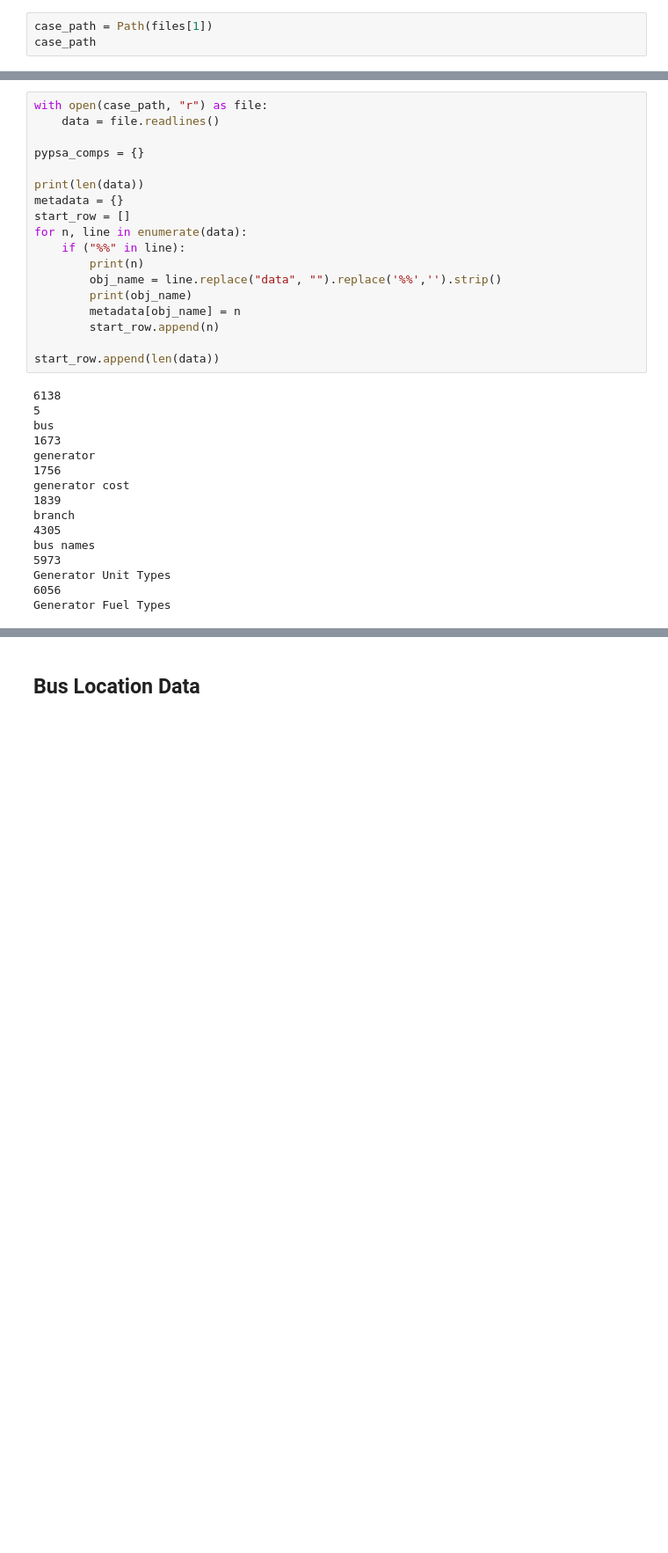
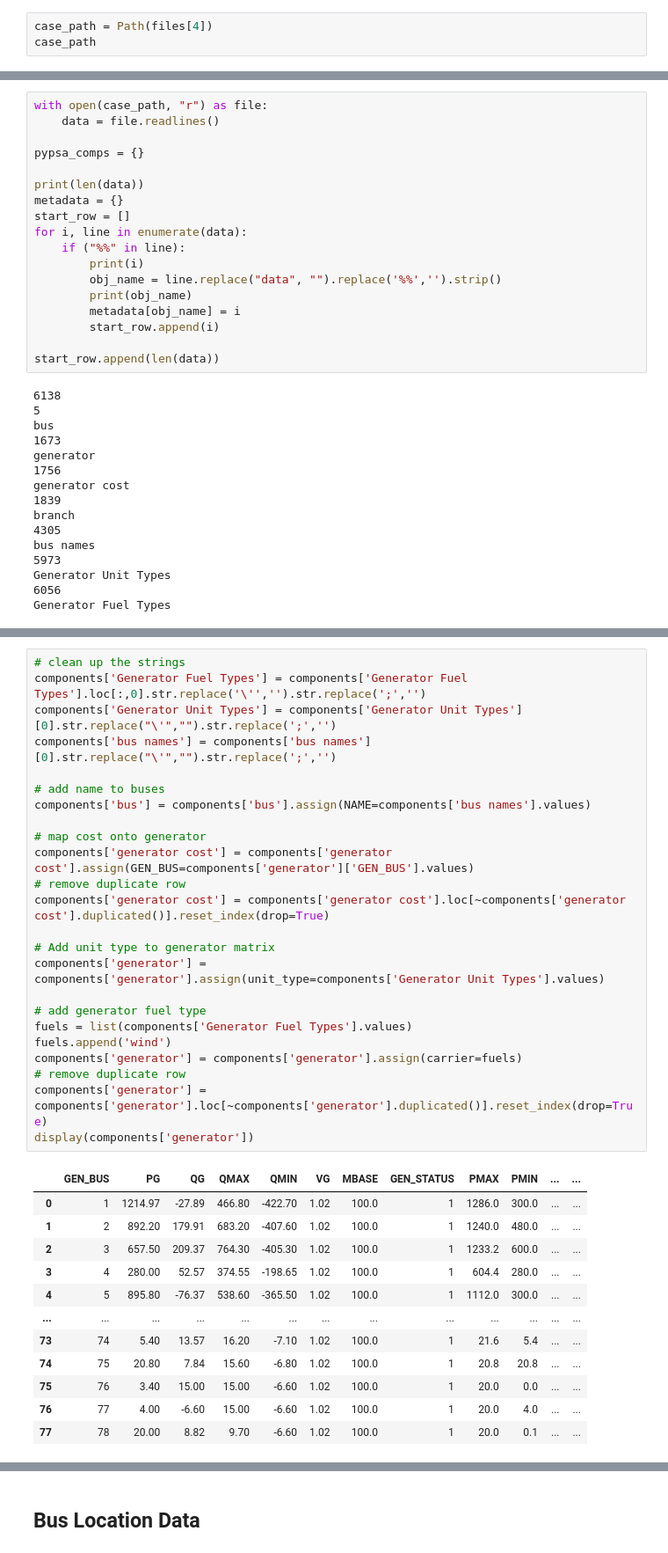
Before and after one commit to samgdotson/energy-lab, a Jupyter notebook: Midwest24k/notebooks/read_matpower.ipynb, the cells around one changed output, grey strips where cells are left out. Shown at 88% size. Drawn from its saved outputs; the diff is of its cells as text; blank space fills up the shorter version.

```diff
--- a/Midwest24k/notebooks/read_matpower.ipynb
+++ b/Midwest24k/notebooks/read_matpower.ipynb
@@ -49,5 +56,5 @@ files
 # %%
-case_path = Path(files[1])
+case_path = Path(files[4])
 case_path
 # %% [output]
 WindowsPath('../case_data/Wisconsin_1664.m')
@@ -60,13 +67,13 @@ pypsa_comps = {}
 print(len(data))
 metadata = {}
 start_row = []
-for n, line in enumerate(data):
+for i, line in enumerate(data):
     if ("%%" in line):
-        print(n)
+        print(i)
         obj_name = line.replace("data", "").replace('%%','').strip()
         print(obj_name)
-        metadata[obj_name] = n
-        start_row.append(n)
+        metadata[obj_name] = i
+        start_row.append(i)
 
 start_row.append(len(data))
 # %% [output]
@@ -134,0 +122,37 @@ components['generator']
+# %%
+# clean up the strings
+components['Generator Fuel Types'] = components['Generator Fuel Types'].loc[:,0].str.replace('\'','').str.replace(';','')
+components['Generator Unit Types'] = components['Generator Unit Types'][0].str.replace("\'","").str.replace(';','')
+components['bus names'] = components['bus names'][0].str.replace("\'","").str.replace(';','')
+
+# add name to buses
+components['bus'] = components['bus'].assign(NAME=components['bus names'].values)
+
+# map cost onto generator
+components['generator cost'] = components['generator cost'].assign(GEN_BUS=components['generator']['GEN_BUS'].values)
+# remove duplicate row
+components['generator cost'] = components['generator cost'].loc[~components['generator cost'].duplicated()].reset_index(drop=True)
+
+# Add unit type to generator matrix
+components['generator'] = components['generator'].assign(unit_type=components['Generator Unit Types'].values)
+
+# add generator fuel type
+fuels = list(components['Generator Fuel Types'].values)
+fuels.append('wind')
+components['generator'] = components['generator'].assign(carrier=fuels)
+# remove duplicate row
+components['generator'] = components['generator'].loc[~components['generator'].duplicated()].reset_index(drop=True)
+display(components['generator'])
+# %% [output]
+|  | GEN_BUS | PG | QG | QMAX | QMIN | VG | MBASE | GEN_STATUS | PMAX | PMIN | ... | ... |
+| 0 | 1 | 1214.97 | -27.89 | 466.80 | -422.70 | 1.02 | 100.0 | 1 | 1286.0 | 300.0 | ... | ... |
+| 1 | 2 | 892.20 | 179.91 | 683.20 | -407.60 | 1.02 | 100.0 | 1 | 1240.0 | 480.0 | ... | ... |
+| 2 | 3 | 657.50 | 209.37 | 764.30 | -405.30 | 1.02 | 100.0 | 1 | 1233.2 | 600.0 | ... | ... |
+| 3 | 4 | 280.00 | 52.57 | 374.55 | -198.65 | 1.02 | 100.0 | 1 | 604.4 | 280.0 | ... | ... |
+| 4 | 5 | 895.80 | -76.37 | 538.60 | -365.50 | 1.02 | 100.0 | 1 | 1112.0 | 300.0 | ... | ... |
+| ... | ... | ... | ... | ... | ... | ... | ... | ... | ... | ... | ... | ... |
+| 73 | 74 | 5.40 | 13.57 | 16.20 | -7.10 | 1.02 | 100.0 | 1 | 21.6 | 5.4 | ... | ... |
+| 74 | 75 | 20.80 | 7.84 | 15.60 | -6.80 | 1.02 | 100.0 | 1 | 20.8 | 20.8 | ... | ... |
+| 75 | 76 | 3.40 | 15.00 | 15.00 | -6.60 | 1.02 | 100.0 | 1 | 20.0 | 0.0 | ... | ... |
+| 76 | 77 | 4.00 | -6.60 | 15.00 | -6.60 | 1.02 | 100.0 | 1 | 20.0 | 4.0 | ... | ... |
+| 77 | 78 | 20.00 | 8.82 | 9.70 | -6.60 | 1.02 | 100.0 | 1 | 20.0 | 0.1 | ... | ... |
```
Also changed, not shown: parts of 30 cells of this notebook, 2 other files.
